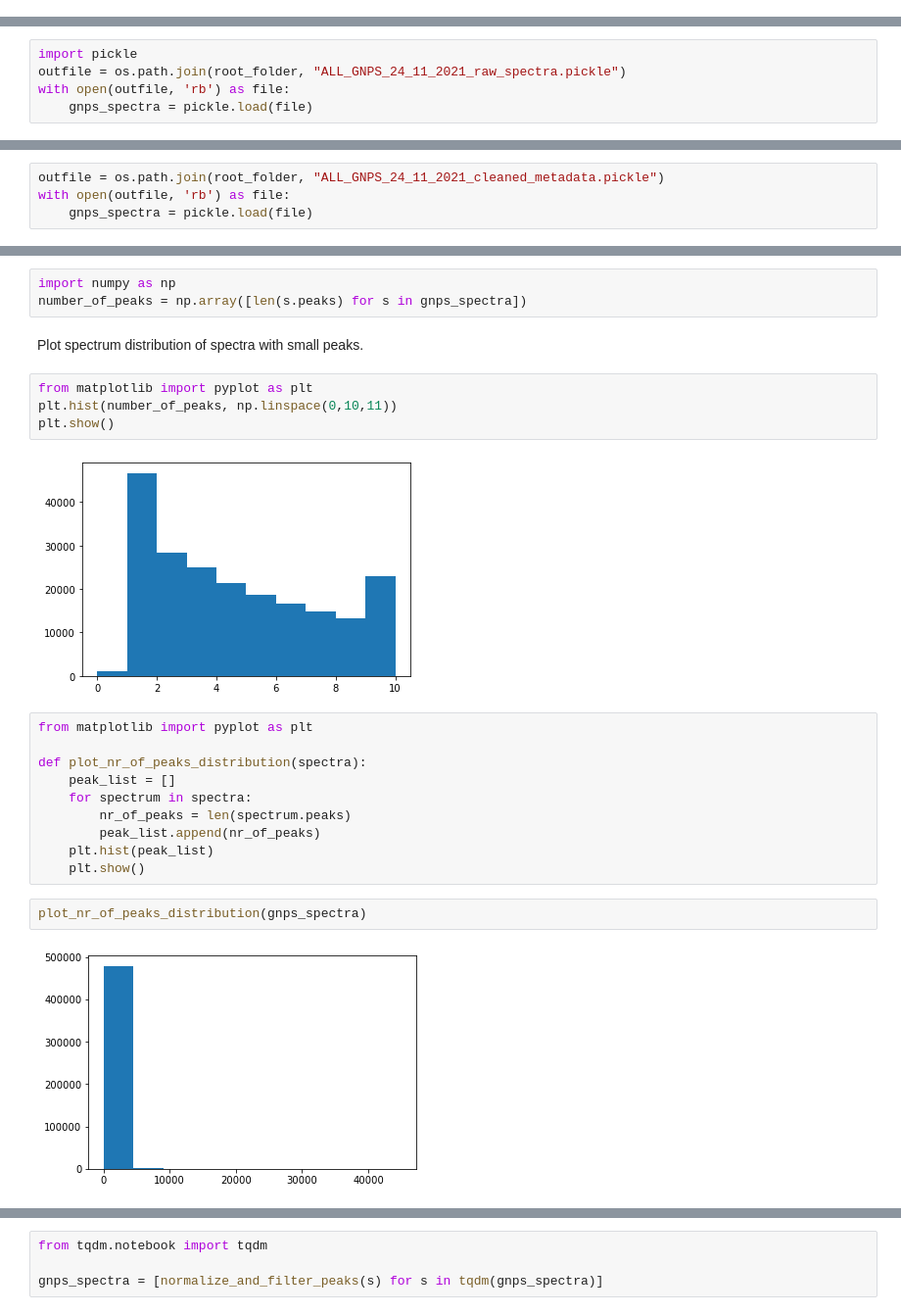
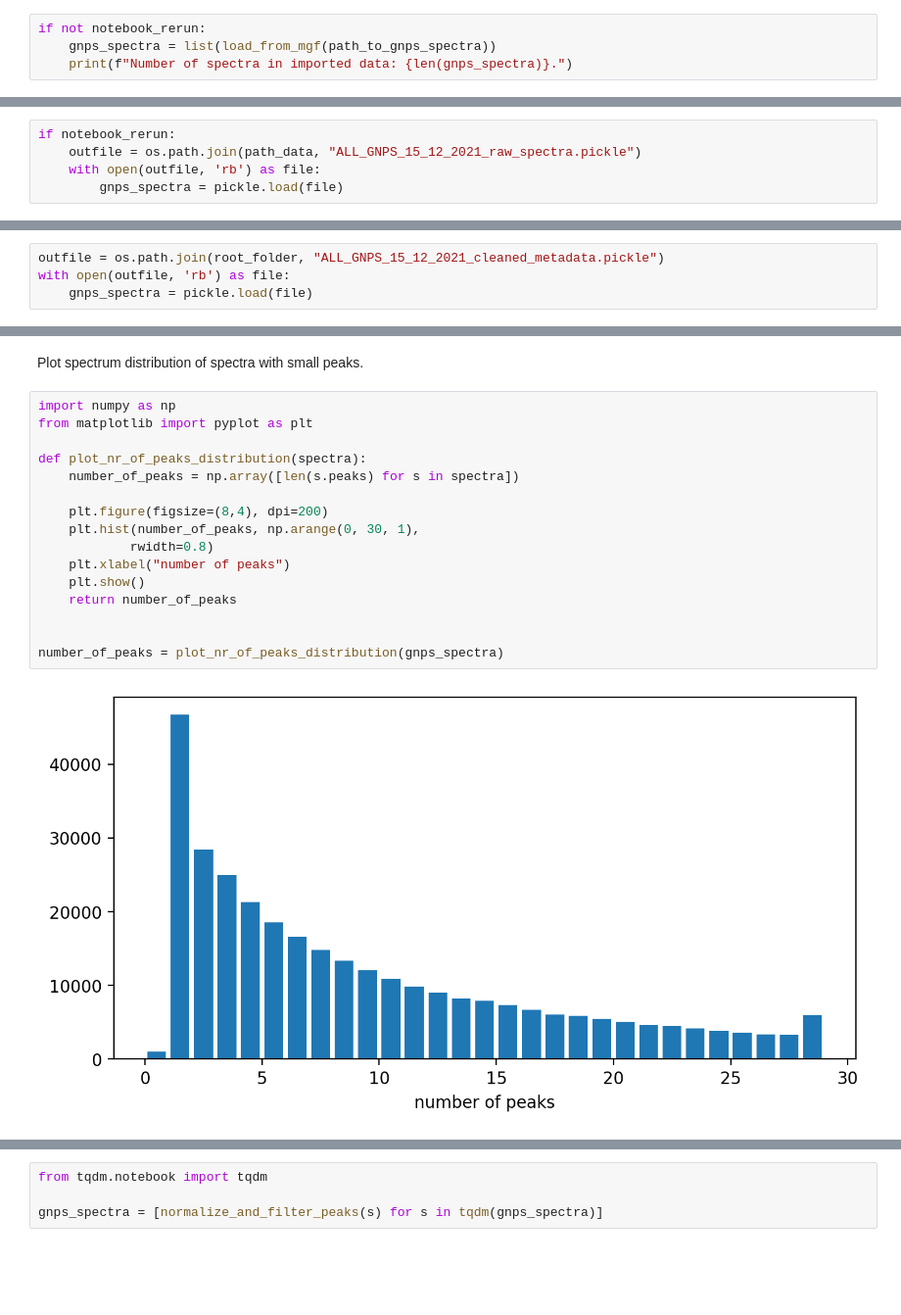
Before and after one commit to iomega/ms2query, a Jupyter notebook: notebooks/clean_split_and_train_gnps_24_11_21/1_Clean_GNPS_spectra.ipynb, the cells around one changed output, grey strips where cells are left out. Shown at 98% size. Saved outputs shown, nothing was run; the diff lists cells and outputs as text; blank space fills up the shorter version.

Commit message:
parent_mass -> precursor_mz and notebook re-run/update

```diff
--- a/notebooks/clean_split_and_train_gnps_24_11_21/1_Clean_GNPS_spectra.ipynb
+++ b/notebooks/clean_split_and_train_gnps_24_11_21/1_Clean_GNPS_spectra.ipynb
@@ -26,0 +28,4 @@ print(len(gnps_spectra))
+# %%
+if not notebook_rerun:
+    gnps_spectra = list(load_from_mgf(path_to_gnps_spectra))
+    print(f"Number of spectra in imported data: {len(gnps_spectra)}.")
@@ -33,7 +40,7 @@ pickle.dump(gnps_spectra,
 # %%
-import pickle
-outfile = os.path.join(root_folder, "ALL_GNPS_24_11_2021_raw_spectra.pickle")
-with open(outfile, 'rb') as file:
-    gnps_spectra = pickle.load(file)
+if notebook_rerun:
+    outfile = os.path.join(path_data, "ALL_GNPS_15_12_2021_raw_spectra.pickle")
+    with open(outfile, 'rb') as file:
+        gnps_spectra = pickle.load(file)
 # %%
 def count_annotations(spectra):
@@ -123,7 +165,7 @@ Inchikeys: 427863 -- 22613 unique (first 14 characters)
 - For spectra with more than 500 peaks, the least intense peaks are removed (until 500 are left)
 - Removes all spectra that have < 3 peaks
 # %%
-outfile = os.path.join(root_folder, "ALL_GNPS_24_11_2021_cleaned_metadata.pickle")
+outfile = os.path.join(root_folder, "ALL_GNPS_15_12_2021_cleaned_metadata.pickle")
 with open(outfile, 'rb') as file:
     gnps_spectra = pickle.load(file)
 # %%
@@ -135,31 +177,26 @@ Smiles: 427897 -- 37735 unique
 Inchikeys: 427863 -- 22613 unique (first 14 characters)
 Spectra with less than 3 peaks: 76128
 Spectra with more than 500 peaks: 19695
-# %%
-import numpy as np
-number_of_peaks = np.array([len(s.peaks) for s in gnps_spectra])
 # %% [markdown]
 Plot spectrum distribution of spectra with small peaks.
 # %%
+import numpy as np
 from matplotlib import pyplot as plt
-plt.hist(number_of_peaks, np.linspace(0,10,11))
-plt.show()
+
+def plot_nr_of_peaks_distribution(spectra):
+    number_of_peaks = np.array([len(s.peaks) for s in spectra])
+
+    plt.figure(figsize=(8,4), dpi=200)
+    plt.hist(number_of_peaks, np.arange(0, 30, 1),
+            rwidth=0.8)
+    plt.xlabel("number of peaks")
+    plt.show()
+    return number_of_peaks
+
+
+number_of_peaks = plot_nr_of_peaks_distribution(gnps_spectra)
 # %% [output]
-[figure, old version]
+[figure, new version]
-# %%
-from matplotlib import pyplot as plt
-
-def plot_nr_of_peaks_distribution(spectra):
-    peak_list = []
-    for spectrum in spectra:
-        nr_of_peaks = len(spectrum.peaks)
-        peak_list.append(nr_of_peaks)
-    plt.hist(peak_list)
-    plt.show()
-# %%
-plot_nr_of_peaks_distribution(gnps_spectra)
-# %% [output]
-[figure, removed]
 # %%
 print(f"{np.sum(number_of_peaks < 5)} spectra have < 5 peaks")
 # %% [output]
```
Also changed, not shown: parts of 54 cells of this notebook, 15 other files.
